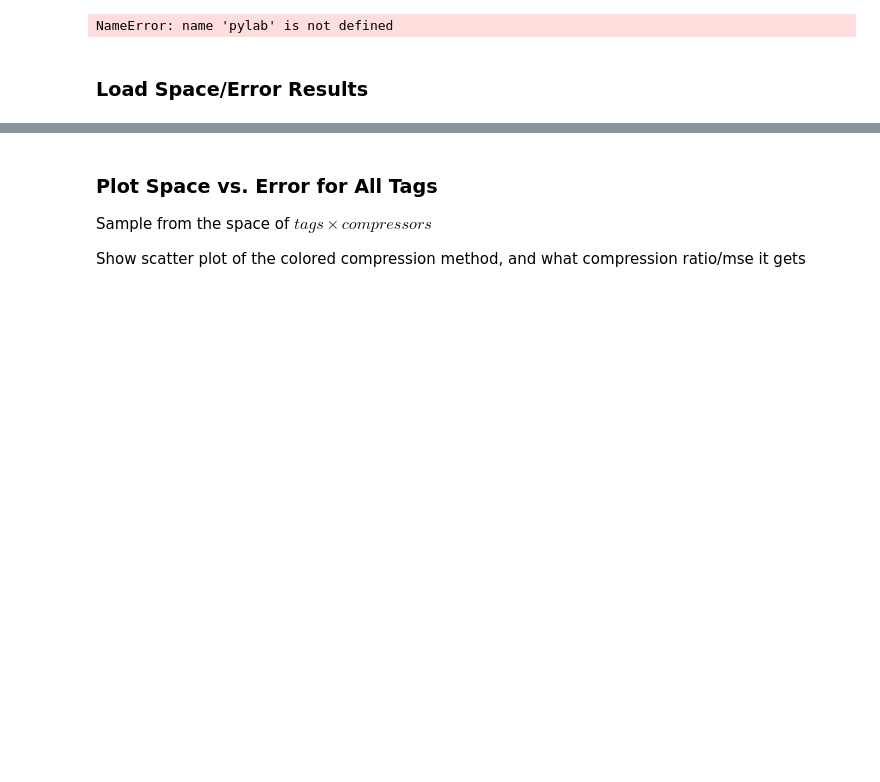
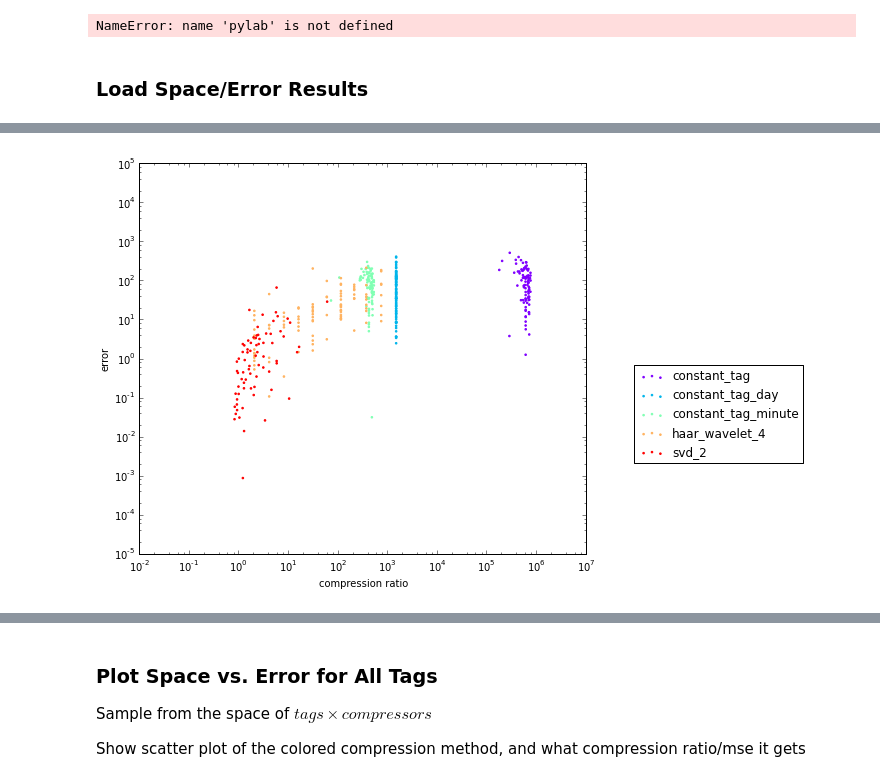
Before and after one commit to melkherj/SmartGridProject, a Jupyter notebook: notebooks/Old/Compression_Performance.ipynb, the cells around one changed output, grey strips where cells are left out. Cells and saved outputs as stored; diff of their text form; code cells hidden in the pictures; blank space fills up the shorter version.

```diff
--- a/notebooks/Compression_Performance.ipynb
+++ b/notebooks/Old/Compression_Performance.ipynb
@@ -154,0 +250,40 @@ se = pd.read_csv(se_path,names=['tag','compressor','space_err'],sep='^')
+# %%
+# choose random tag
+tag_list = list(set(se_temp['tag']))
+tag = random.choice(tag_list)
+
+se2 = sample_df(se[se['compressor'] == 'svd_2'],100)
+spaces,errs = zip(*se2['space_err'].apply(choose_space_mse))
+scatter(spaces,errs,label=compressor,color=next(colors),s=10,marker='.')
+# %%
+def choose_space_mse(se):
+    s,e = get_space_mse(se)
+    i = random.randint(0,len(s)-1)
+    return s[i],e[i]
+
+def plot_space_err(se):
+    # Choose random space/error from this sensor-compressor
+
+    compressor_list = sorted(list(set(se['compressor'])))
+    compressor_vocab = dict((v,i) for i,v in enumerate(compressor_list))
+    colors = iter(mpl.cm.rainbow(np.linspace(0, 1, len(compressor_list))))
+
+    pylab.rcParams['figure.figsize'] = (8.0, 7.0)
+    for i,compressor in enumerate(compressor_list):
+        # Choose random sensor-space compressor pairs
+        se2 = sample_df(se[se['compressor'] == compressor],100)
+        spaces,errs = zip(*se2['space_err'].apply(choose_space_mse))
+        scatter(spaces,errs,label=compressor,color=next(colors),s=10,marker='.')
+        #c=map(compressor_vocab.__getitem__,se2['compressor']),
+    legend(bbox_to_anchor=(1.5,0.5))
+    xlabel('compression ratio')
+    ylabel('error')
+    xscale('log')
+    yscale('log')
+    ylim(10**(-5),10**5)
+    xlim(10**(-2),10**7)
+    show()
+# %%
+plot_space_err(se_temp)
+# %% [output]
+[figure, added]
```
Also changed, not shown: parts of 17 cells of this notebook, 5 other files.
